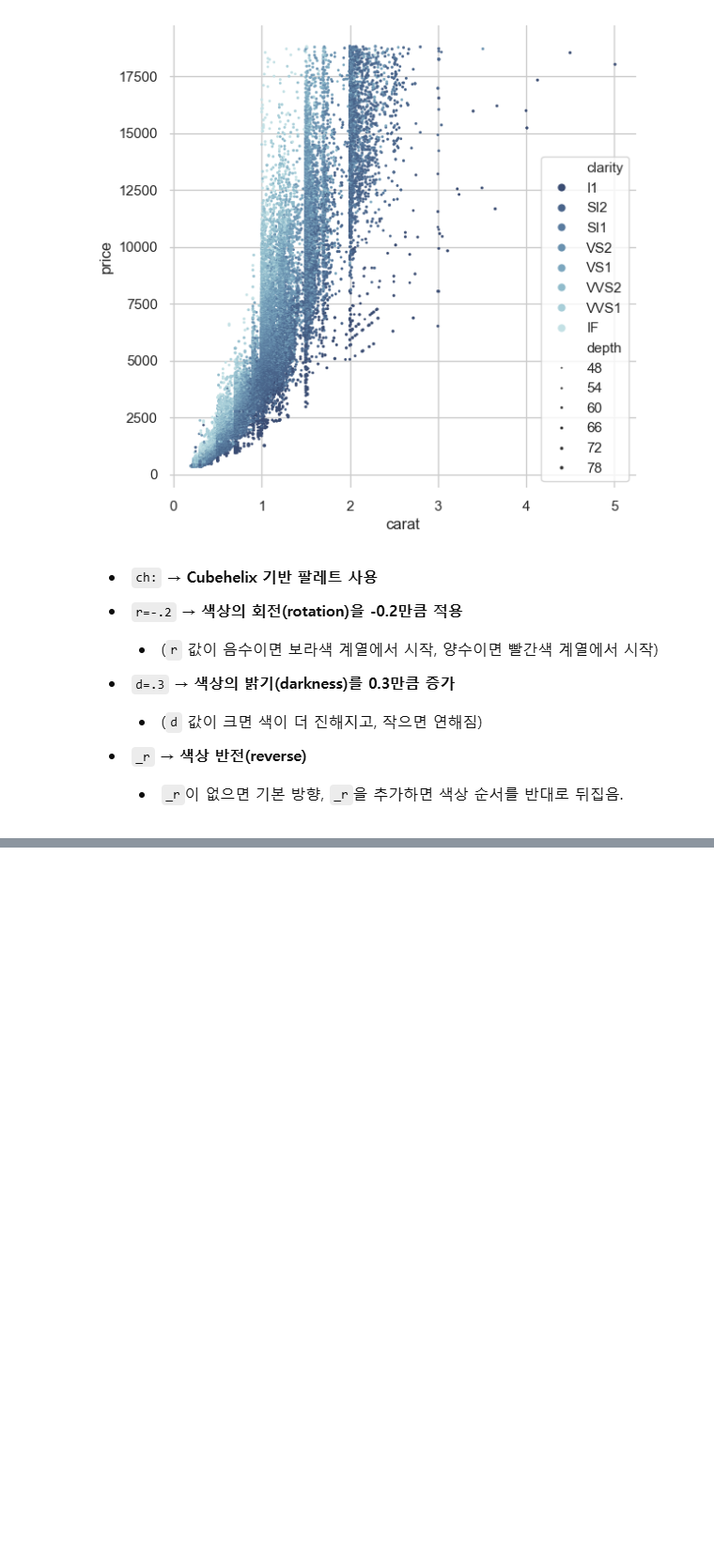
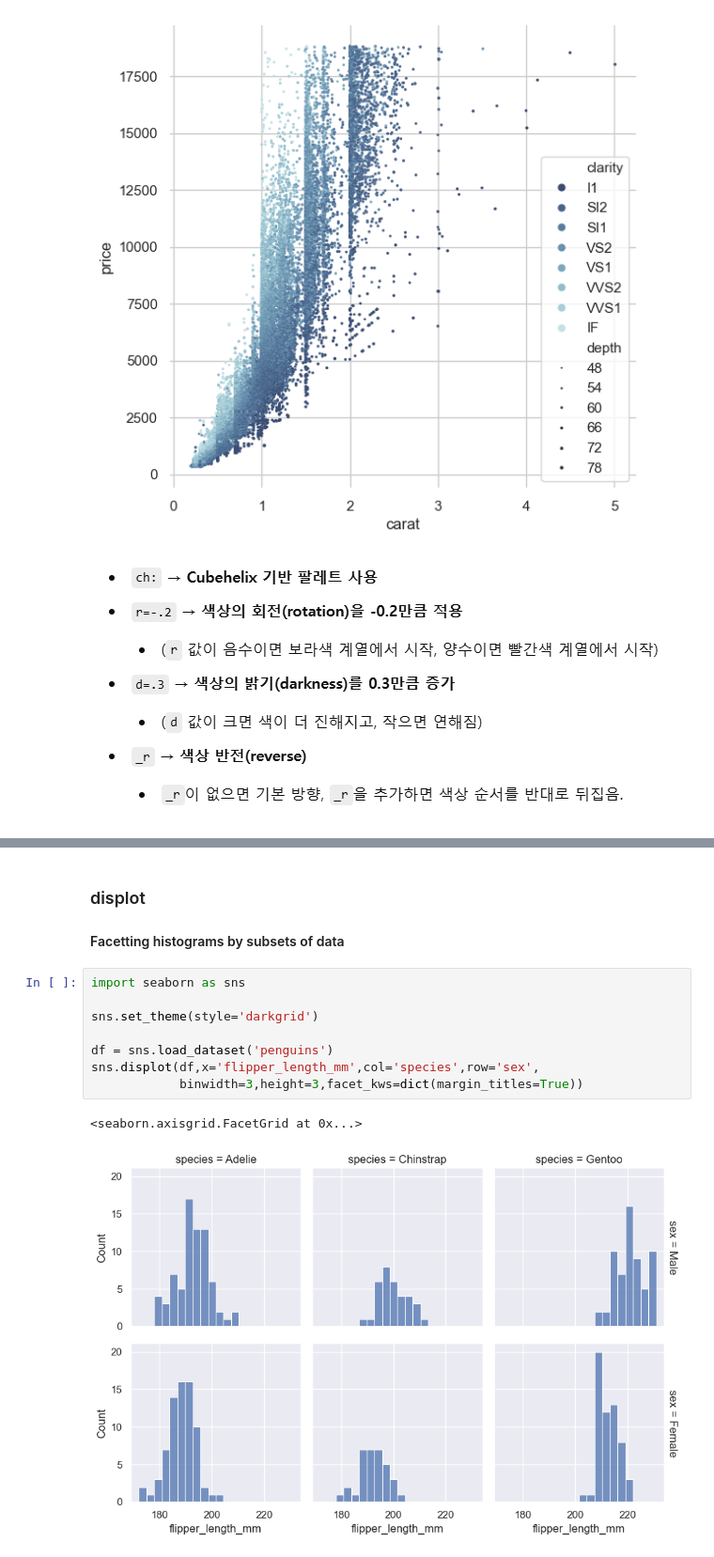
Before and after one commit to csw0625/Basic_Python, a Jupyter notebook: data_viz/seaborn_practice.ipynb, the cells around one changed output, grey strips where cells are left out. Shown: that part at 94% size. Drawn from its saved outputs; the diff is of its cells as text; blank space fills up the shorter version.

```diff
--- a/data_viz/seaborn_practice.ipynb
+++ b/data_viz/seaborn_practice.ipynb
@@ -31,0 +44,14 @@ sns.scatterplot(x='carat',y='price',hue='clarity',size='depth',
+# %% [markdown]
+### displot
+#### Facetting histograms by subsets of data
+# %%
+import seaborn as sns
+
+sns.set_theme(style='darkgrid')
+
+df = sns.load_dataset('penguins')
+sns.displot(df,x='flipper_length_mm',col='species',row='sex',
+            binwidth=3,height=3,facet_kws=dict(margin_titles=True))
+# %% [output]
+<seaborn.axisgrid.FacetGrid at 0x...>
+[figure, added]
```
Also changed, not shown: parts of 2 cells of this notebook, 1 other file.
